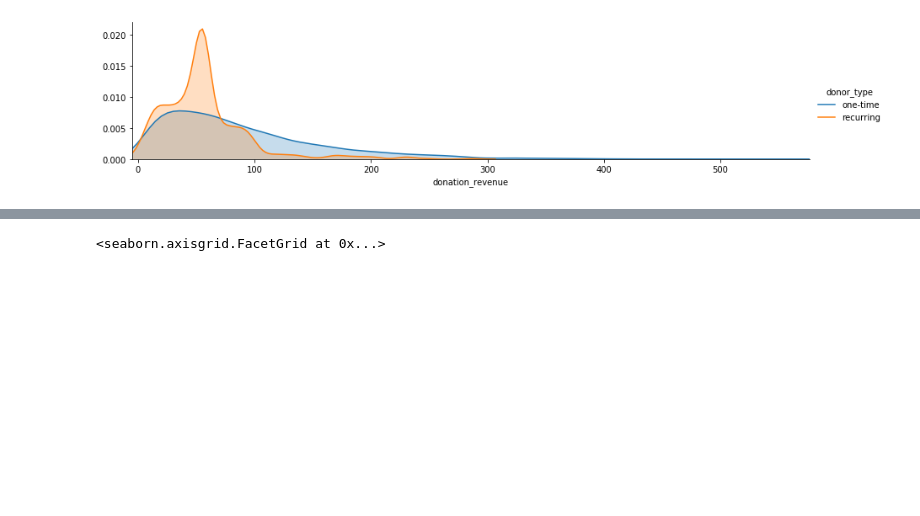
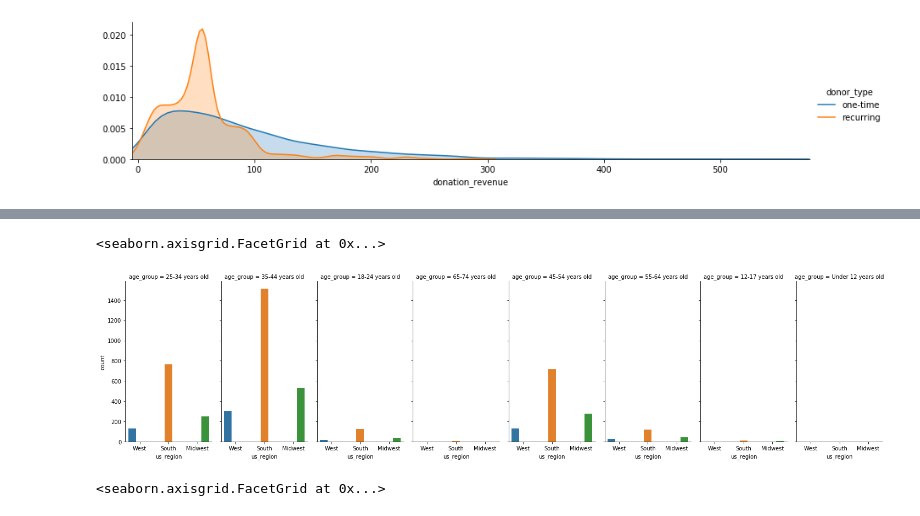
Before and after one commit to tybishop/Donations, a Jupyter notebook: Model for Question 3.ipynb, the cells around one changed output, grey strips where cells are left out. Cells and saved outputs as stored; diff of their text form; code cells hidden in the pictures; blank space fills up the shorter version.

```diff
--- a/Model for Question 3.ipynb
+++ b/Model for Question 3.ipynb
@@ -119 +118,7 @@ donations_clean = donations[(donations['donor_type_mismatch']== 0)]
+# %%
+
+sns.catplot('us_region', data=donations, col='age_group', kind='count', hue='us_region', aspect=.5)
+# %% [output]
+<seaborn.axisgrid.FacetGrid at 0x...>
+[figure, added]
 # %%
```
Also changed, not shown: parts of 16 cells of this notebook.
